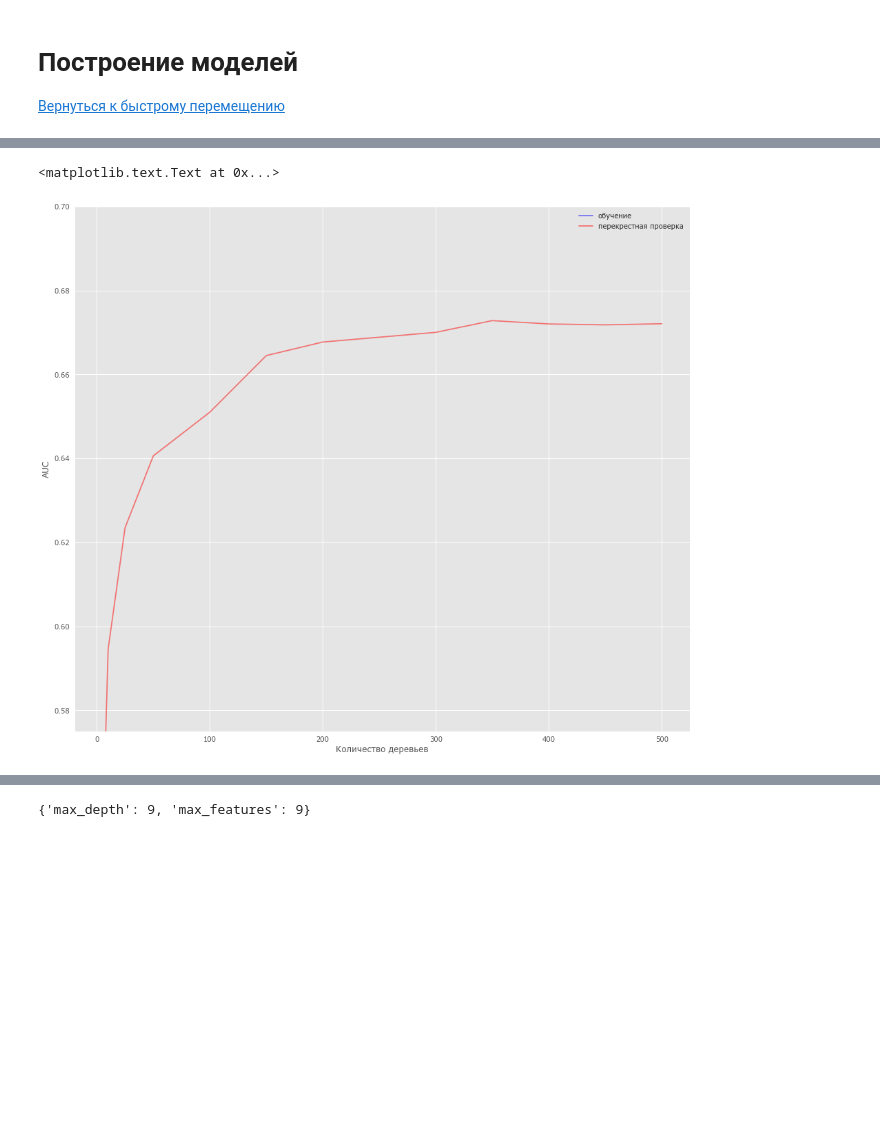
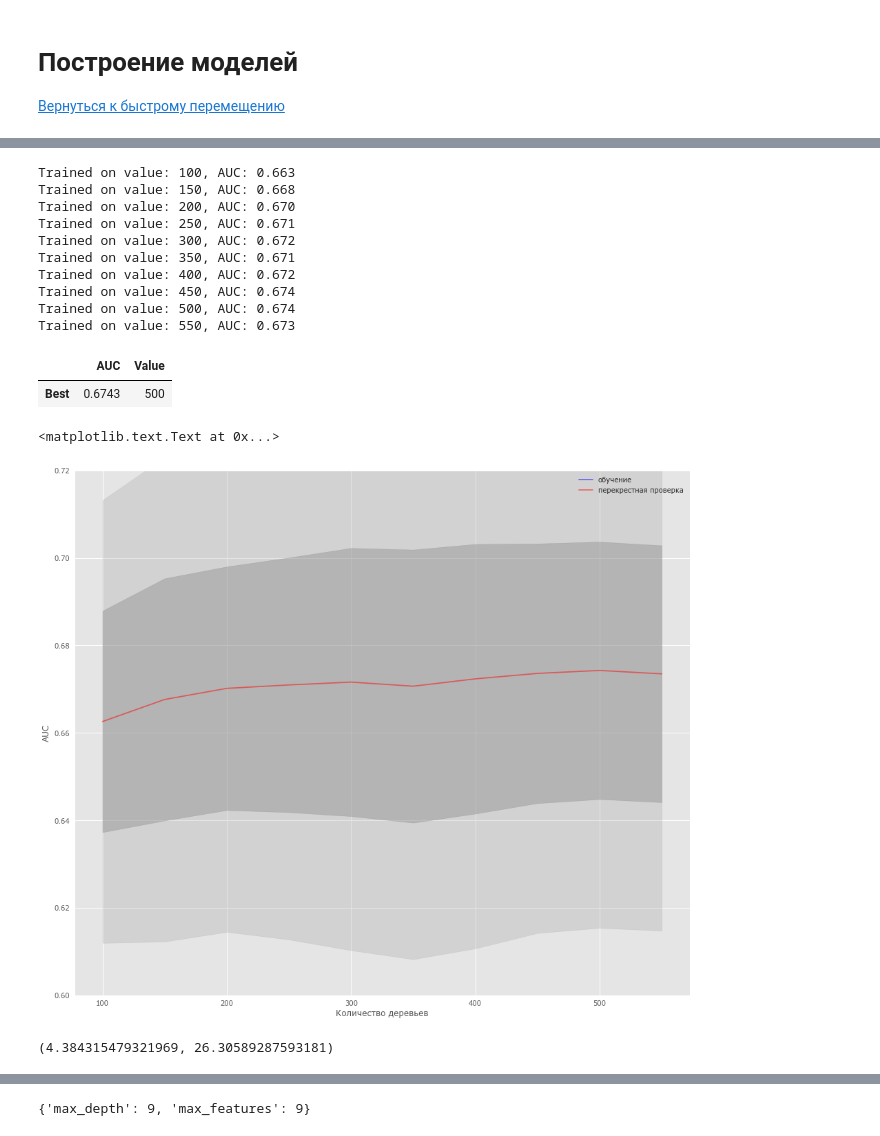
Before and after one commit to BobaZooba/RoadToDataScientist, a Jupyter notebook: contests/OTP_bank/OTP Bank.ipynb, the cells around one changed output, grey strips where cells are left out. Cells and saved outputs as stored; diff of their text form; code cells hidden in the pictures; blank space fills up the shorter version.

```diff
--- a/contests/OTP_bank/OTP Bank.ipynb
+++ b/contests/OTP_bank/OTP Bank.ipynb
@@ -1481,3 +1611,17 @@ Xtrain, Xtest, ytrain, ytest = train_test_split(train_dummy.drop(['TARGET_0', 'T
+# %%
+Xtrain.reset_index(inplace=True)
+Xtrain.drop('index', axis=1, inplace=True)
+
+Xtest.reset_index(inplace=True)
+Xtest.drop('index', axis=1, inplace=True)
+
+ytrain = ytrain.reset_index()
+ytrain.drop('index', axis=1, inplace=True)
+ytrain = ytrain['TARGET_1']
+
+ytest = ytest.reset_index()
+ytest.drop('index', axis=1, inplace=True)
+ytest = ytest['TARGET_1']
 # %% [markdown]
 ## Построение RF без подгонки параметров
 # %%
@@ -1519,2 +1667,2 @@ roc_auc_score(y, forest.predict_proba(X)[:, 1])
 # %%
-folds = KFold(n_splits=5, shuffle=True, random_state=42)
+strat = StratifiedKFold(n_splits=10, shuffle=True, random_state=42)
@@ -1571,15 +1669,57 @@ test_auc = np.array(test_auc)
 # %%
-plt.style.use('ggplot')
+train_auc = []
+test_auc = []
+temp_train_auc = []
+temp_test_auc = []
+trees_grid = list(range(100, 551, 50))
+
+for ntrees in trees_grid:
+    rf = RandomForestClassifier(n_estimators=ntrees, random_state=42, n_jobs=-1)
+    temp_train_auc = []
+    temp_test_auc = []
+    for train_index, test_index in strat.split(Xtrain, ytrain):
+        X_train, X_test = Xtrain.iloc[train_index], Xtrain.iloc[test_index]
+        y_train, y_test = ytrain[train_index], ytrain[test_index]
+        rf.fit(X_train, y_train)
+        temp_train_auc.append(roc_auc_score(y_train, rf.predict_proba(X_train)[:, 1]))
+        temp_test_auc.append(roc_auc_score(y_test, rf.predict_proba(X_test)[:, 1]))
+    train_auc.append(temp_train_auc)
+    test_auc.append(temp_test_auc)
+    print('Trained on value: {}, AUC: {:.3f}'.format(ntrees, np.array(temp_test_auc).mean()))
+
+train_auc, test_auc = np.asarray(train_auc), np.asarray(test_auc)
+display(DataFrame({'AUC': [max(test_auc.mean(axis=1))],
+                   'Value': [trees_grid[np.argmax(test_auc.mean(axis=1))]]}, index=['Best']))
 
 fig, ax = plt.subplots(figsize=(16, 14))
-ax.plot(trees_grid, train_auc, alpha=0.5, color='blue', label='обучение')
-ax.plot(trees_grid, test_auc, alpha=0.5, color='red', label='перекрестная проверка')
-# ax.fill_between(trees_grid, test_auc.mean(axis=1) - test_auc.std(axis=1), test_auc.mean(axis=1) + test_auc.std(axis=1), color='#888888', alpha=0.4)
-# ax.fill_between(trees_grid, test_auc.mean(axis=1) - 2*test_auc.std(axis=1), test_auc.mean(axis=1) + 2*test_auc.std(axis=1), color='#888888', alpha=0.2)
+ax.plot(trees_grid, train_auc.mean(axis=1), alpha=0.5, color='blue',
+        label='обучение')
+ax.plot(trees_grid, test_auc.mean(axis=1), alpha=0.5, color='red',
+        label='перекрестная проверка')
+ax.fill_between(trees_grid, test_auc.mean(axis=1) - test_auc.std(axis=1),
+                test_auc.mean(axis=1) + test_auc.std(axis=1), color='#888888', alpha=0.4)
+ax.fill_between(trees_grid, test_auc.mean(axis=1) - 2*test_auc.std(axis=1),
+                test_auc.mean(axis=1) + 2*test_auc.std(axis=1), color='#888888', alpha=0.2)
 ax.legend(loc='best')
-ax.set_ylim([0.575,0.7])
+ax.set_ylim([0.6, 0.72])
 ax.set_ylabel("AUC")
 ax.set_xlabel("Количество деревьев")
 # %% [output]
-<matplotlib.text.Text at 0x...>
+Trained on value: 100, AUC: 0.663
+Trained on value: 150, AUC: 0.668
+Trained on value: 200, AUC: 0.670
+Trained on value: 250, AUC: 0.671
+Trained on value: 300, AUC: 0.672
+Trained on value: 350, AUC: 0.671
+Trained on value: 400, AUC: 0.672
+Trained on value: 450, AUC: 0.674
+Trained on value: 500, AUC: 0.674
+Trained on value: 550, AUC: 0.673
+|  | AUC | Value |
+| Best | 0.6743 | 500 |
+<matplotlib.text.Text at 0x...>
-[figure, old version]
+[figure, new version]
+# %%
+len(Xtrain.columns)**(1/2)*1/3, len(Xtrain.columns)**(1/2)*2
+# %% [output]
+(4.384315479321969, 26.30589287593181)
```
Also changed, not shown: parts of 101 cells of this notebook, 8 other files.
